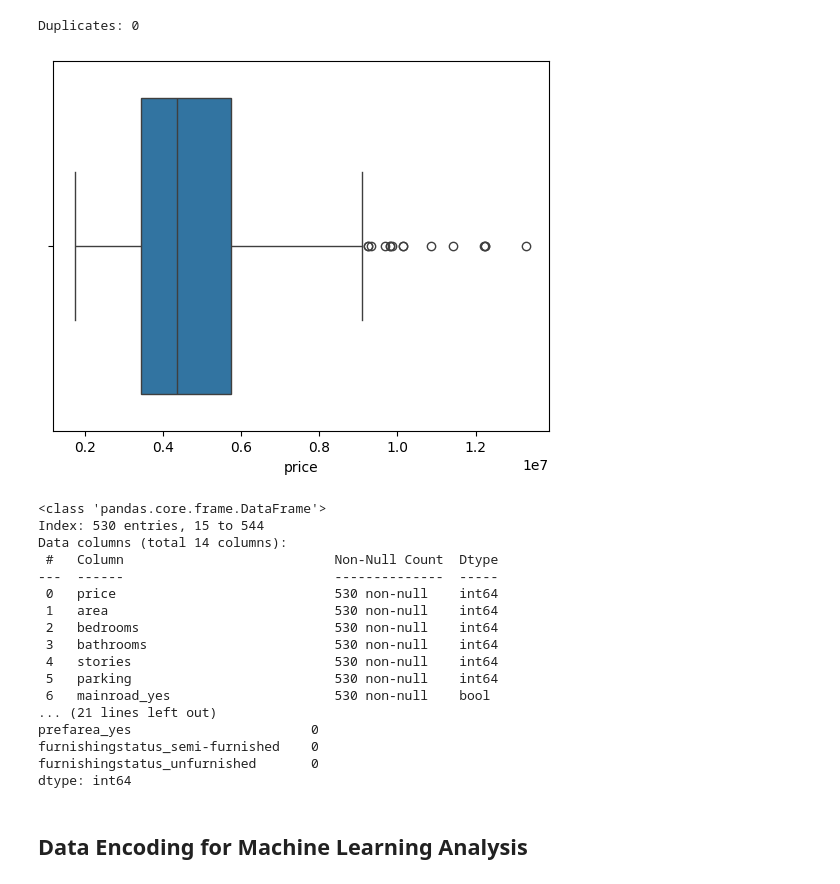
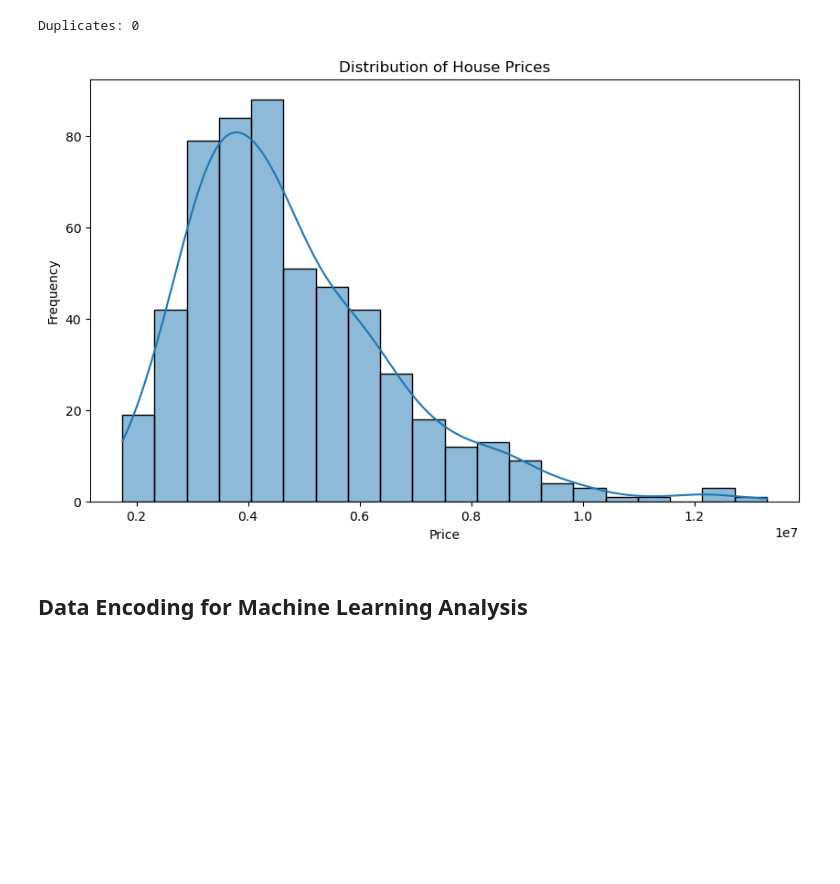
Before and after one commit to Piethras/Group_1_Solavise_Women_in_Data_Science, a Jupyter notebook: House_price_prediction.ipynb, the cells around one changed output. Cells and saved outputs as stored; diff of their text form; code cells hidden in the pictures; blank space fills up the shorter version.

Commit message:
data cleaning

```diff
--- a/House_price_prediction.ipynb
+++ b/House_price_prediction.ipynb
@@ -109,53 +95,25 @@ furnishingstatus    0
 dtype: int64
 # %%
 print("Duplicates:", data.duplicated().sum())
-data.drop_duplicates(inplace=True)
+#data.drop_duplicates(inplace=True)
 # %% [output]
 Duplicates: 0
 # %%
 # fix text inconsistency
-categorical_cols = data.select_dtypes(include=["object"]).columns
-for col in categorical_cols:data[col] = data[col].str.lower().str.strip()
+# categorical_cols = data.select_dtypes(include=["object"]).columns
+# for col in categorical_cols:data[col] = data[col].str.lower().str.strip()
+
+data.columns = data.columns.str.lower().str.strip()
-# %%
-# visualize outliers
-sns.boxplot(x=data['price'])
-plt.show()
-# %% [output]
-[figure, removed]
-# %%
-# remove outliers
-Q1 = data['price'].quantile(0.25)
-Q3 = data['price'].quantile(0.75)
-IQR = Q3 - Q1
-
-data = data[
-    (data['price'] >= Q1 - 1.5 * IQR) &
-    (data['price'] <= Q3 + 1.5 * IQR)
-]
-# %%
-# Encode categorical variables - converts text to numbers.
-data = pd.get_dummies(data, drop_first=True)
-# %%
-print(data.info())
-print(data.isnull().sum())
-# %% [output]
-<class 'pandas.core.frame.DataFrame'>
-Index: 530 entries, 15 to 544
-Data columns (total 14 columns):
- #   Column                           Non-Null Count  Dtype
----  ------                           --------------  -----
- 0   price                            530 non-null    int64
- 1   area                             530 non-null    int64
- 2   bedrooms                         530 non-null    int64
- 3   bathrooms                        530 non-null    int64
- 4   stories                          530 non-null    int64
- 5   parking                          530 non-null    int64
- 6   mainroad_yes                     530 non-null    bool
-... (21 lines left out)
-prefarea_yes                       0
-furnishingstatus_semi-furnished    0
-furnishingstatus_unfurnished       0
-dtype: int64
+# %%
+# ensuring the target variable is well distributed
+plt.figure(figsize=(10, 6))
+sns.histplot(data['price'], bins=20, kde=True)
+plt.title('Distribution of House Prices')
+plt.xlabel('Price')
+plt.ylabel('Frequency')
+plt.show()
+# %% [output]
+[figure, added]
 # %% [markdown]
 ## Data Encoding for Machine Learning Analysis
 # %% [markdown]
```
Also changed, not shown: parts of 4 cells of this notebook, 1 other file.
